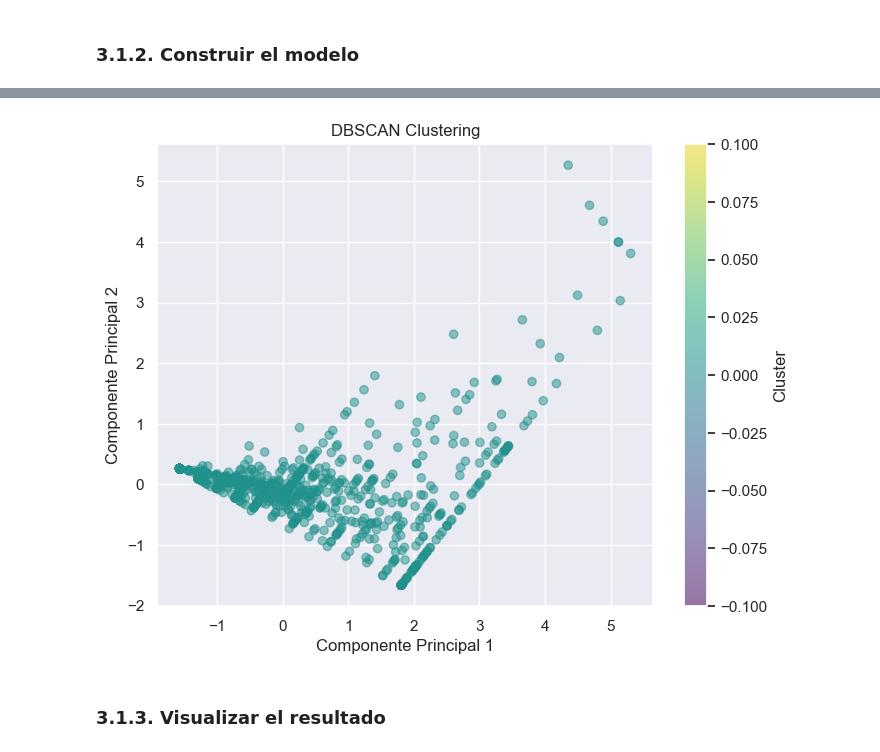
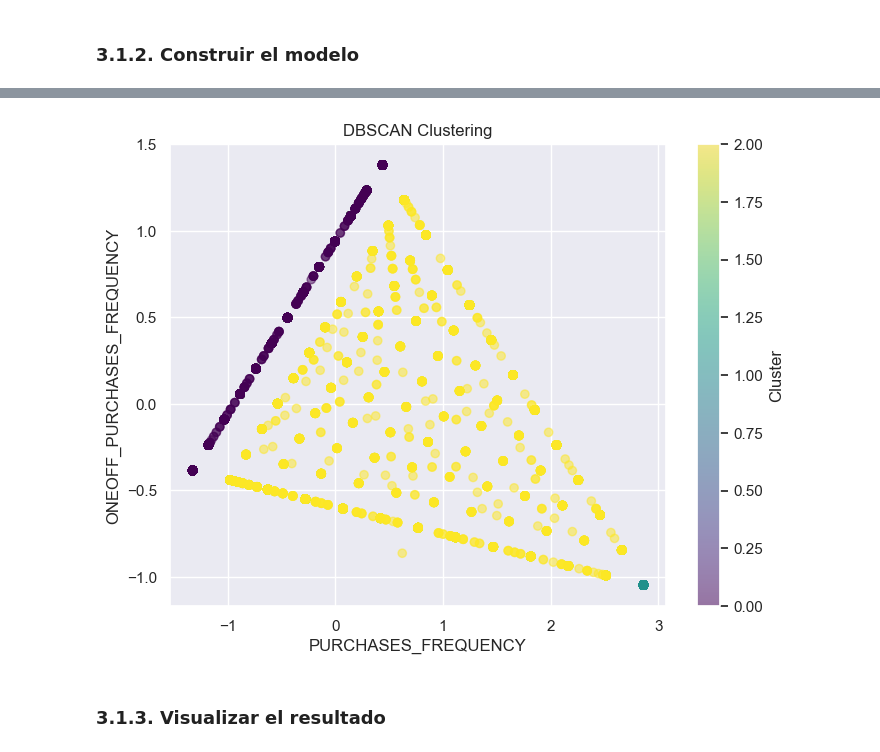
Before and after one commit to SebastianCasanova4/Lab1-BI, a Jupyter notebook: Informe - Laboratorio 1 - Grupo 4.ipynb, the cells around one changed output, grey strips where cells are left out. Saved outputs shown, nothing was run; the diff lists cells and outputs as text; code cells hidden in the pictures.

```diff
--- a/Informe - Laboratorio 1 - Grupo 4.ipynb
+++ b/Informe - Laboratorio 1 - Grupo 4.ipynb
@@ -485,3 +485,11 @@ cantidad_negativos = (df_copia['BALANCE'] < 0).sum()
 print("Cantidad de valores negativos en la columna 'mi_columna':", cantidad_negativos)
 # %% [output]
 Cantidad de valores negativos en la columna 'mi_columna': 0
+# %%
+df_copia = df_copia[df_copia['CREDIT_LIMIT'] <= 12000]
+
+name_col_limit = ["CREDIT_LIMIT"]
+
+#Visualización
+fig=plt.figure(figsize=(15,8))
+ax = sns.boxplot(data=df_copia[name_col_limit], orient="v")
@@ -517,9 +527,9 @@ sns.heatmap(correlation_matrix, cmap='coolwarm')
 # %%
 # Empecemos con calma, vamos a ver que se evidenciamos a partir de la
 # seleccion del subconjunto de las siguintes columnas sin normalizar
-# "BALANCE_", "PURCHASES", "CASH_ADVANCE", "PAYMENTS",
-first_model_selec = ["ONEOFF_PURCHASES_FREQUENCY", "PURCHASES_FREQUENCY", "PURCHASES_TRX"]
-df_copia_model = df_copia[first_model_selec].head(1000).copy()
+# "ONEOFF_PURCHASES_FREQUENCY", "PURCHASES_FREQUENCY",
+first_model_selec = ["ONEOFF_PURCHASES_FREQUENCY", "PURCHASES_FREQUENCY"]
+df_copia_model = df_copia[first_model_selec].copy()
 # %%
 df_copia_model
 # %% [output]
@@ -552,7 +562,7 @@ pca = PCA(n_components=2)
 df_modelo_pca = pca.fit_transform(df_modelo_norm)
 
 # Crea y entrena el modelo DBSCAN
-dbscan = DBSCAN(eps=2.854, min_samples=5)
+dbscan = DBSCAN(eps=0.2854, min_samples=3)
 dbscan.fit(df_modelo_norm)
 
 print("Etiquetas de los clusters:")
@@ -578,19 +573,19 @@ Etiquetas de los clusters:
 # %%
 # Visualiza los resultados
 plt.figure(figsize=(8, 6))
 
 # Grafica los puntos de datos
 plt.scatter(df_modelo_pca[:, 0], df_modelo_pca[:, 1], c=dbscan.labels_, cmap='viridis', alpha=0.5)
 
 # Ajusta los parámetros del gráfico
 plt.title('DBSCAN Clustering')
-plt.xlabel('Componente Principal 1')
-plt.ylabel('Componente Principal 2')
+plt.xlabel('PURCHASES_FREQUENCY')
+plt.ylabel('ONEOFF_PURCHASES_FREQUENCY')
 plt.colorbar(label='Cluster')
 
 plt.show()
 # %% [output]
-[figure, old version]
+[figure, new version]
 # %% [markdown]
 ### 3.1.3. Visualizar el resultado
 # %%
```
Also changed, not shown: parts of 17 cells of this notebook.
